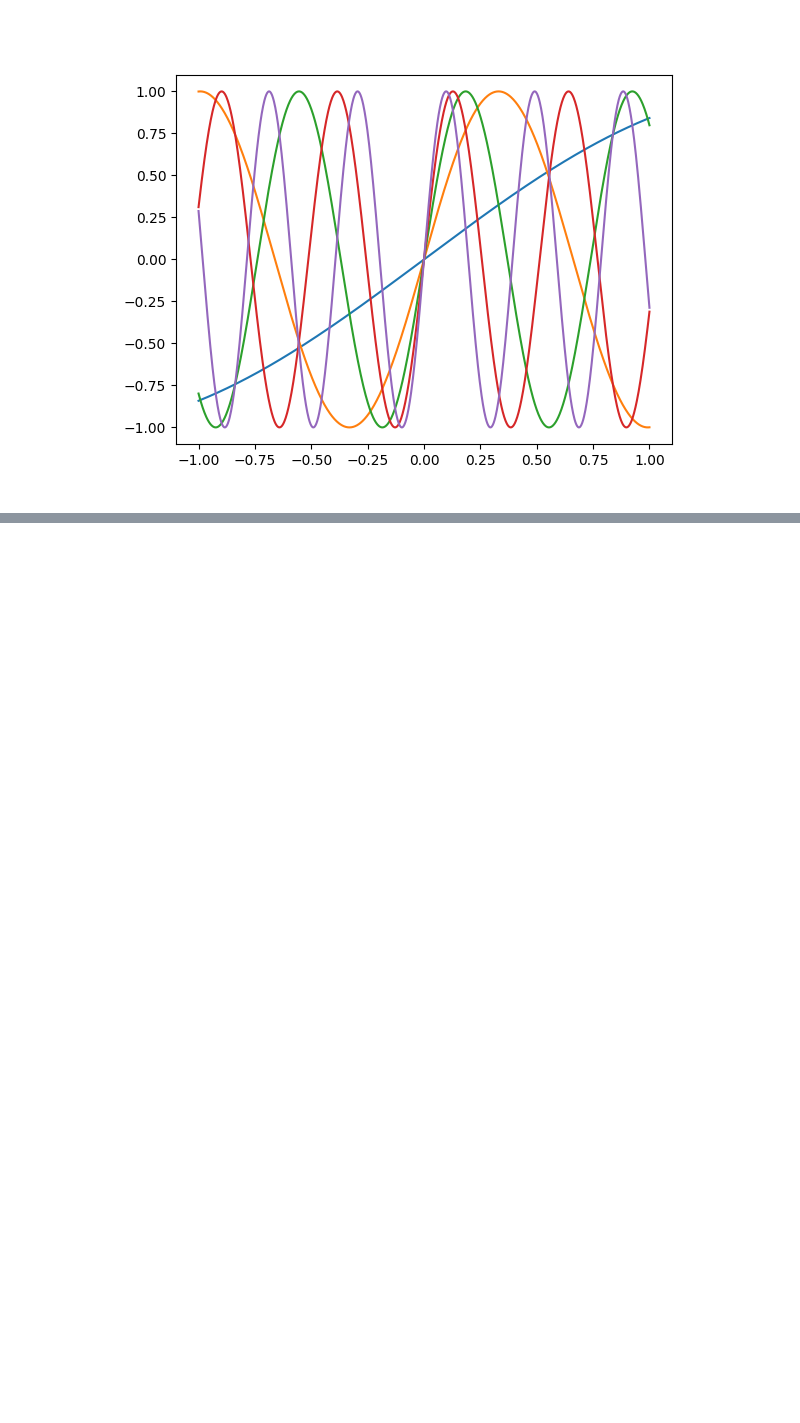
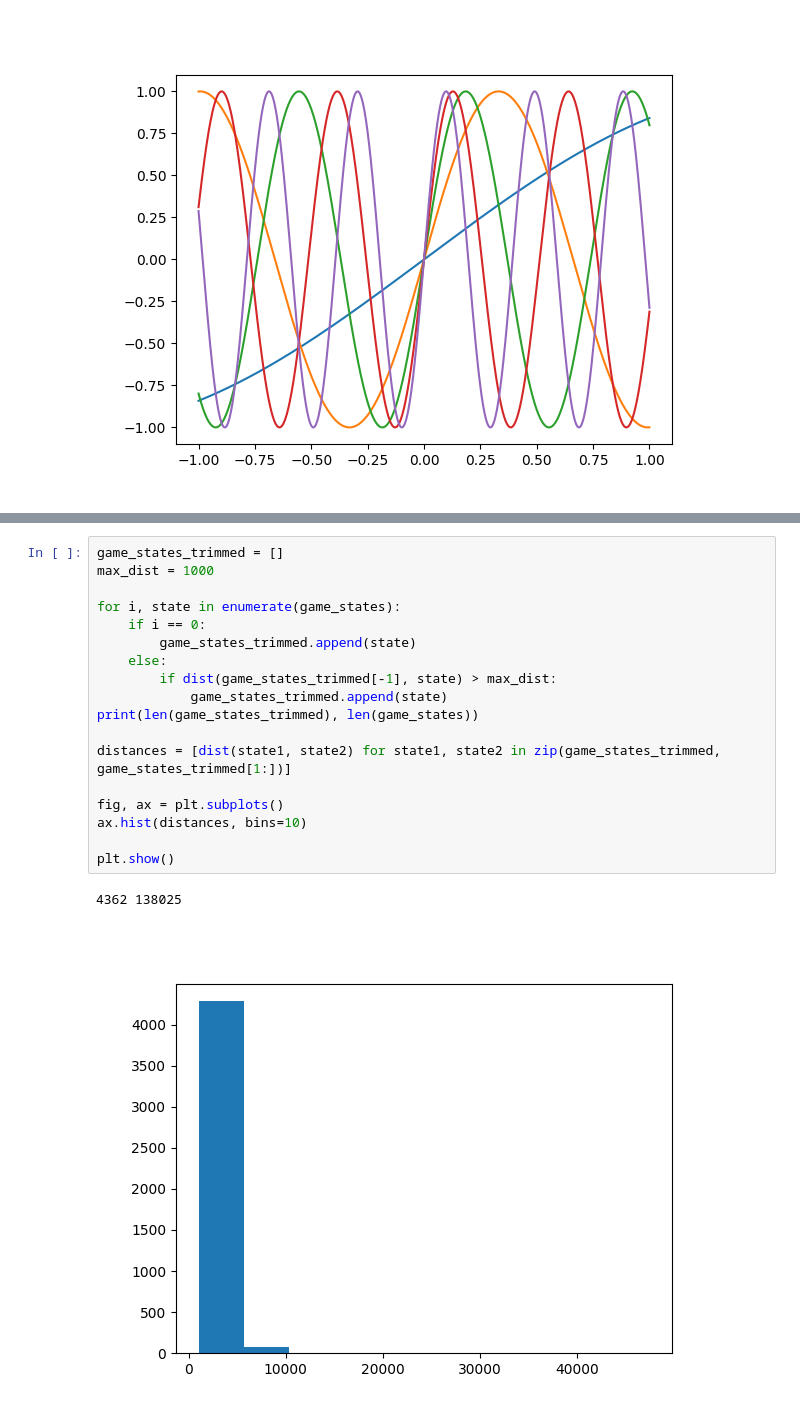
Before and after one commit to LiU-SeeGoals/controller, a Jupyter notebook: python_playground/test.ipynb, the cells around one changed output, grey strips where cells are left out. Cells and saved outputs as stored; diff of their text form; blank space fills up the shorter version.

```diff
--- a/python_playground/test.ipynb
+++ b/python_playground/test.ipynb
@@ -158,0 +215,21 @@ plt.show()
+# %%
+game_states_trimmed = []
+max_dist = 1000
+
+for i, state in enumerate(game_states):
+    if i == 0:
+        game_states_trimmed.append(state)
+    else:
+        if dist(game_states_trimmed[-1], state) > max_dist:
+            game_states_trimmed.append(state)
+print(len(game_states_trimmed), len(game_states))
+
+distances = [dist(state1, state2) for state1, state2 in zip(game_states_trimmed, game_states_trimmed[1:])]
+
+fig, ax = plt.subplots()
+ax.hist(distances, bins=10)
+
+plt.show()
+# %% [output]
+4362 138025
+[figure, added]
```
Also changed, not shown: parts of 9 cells of this notebook, 3 other files.
